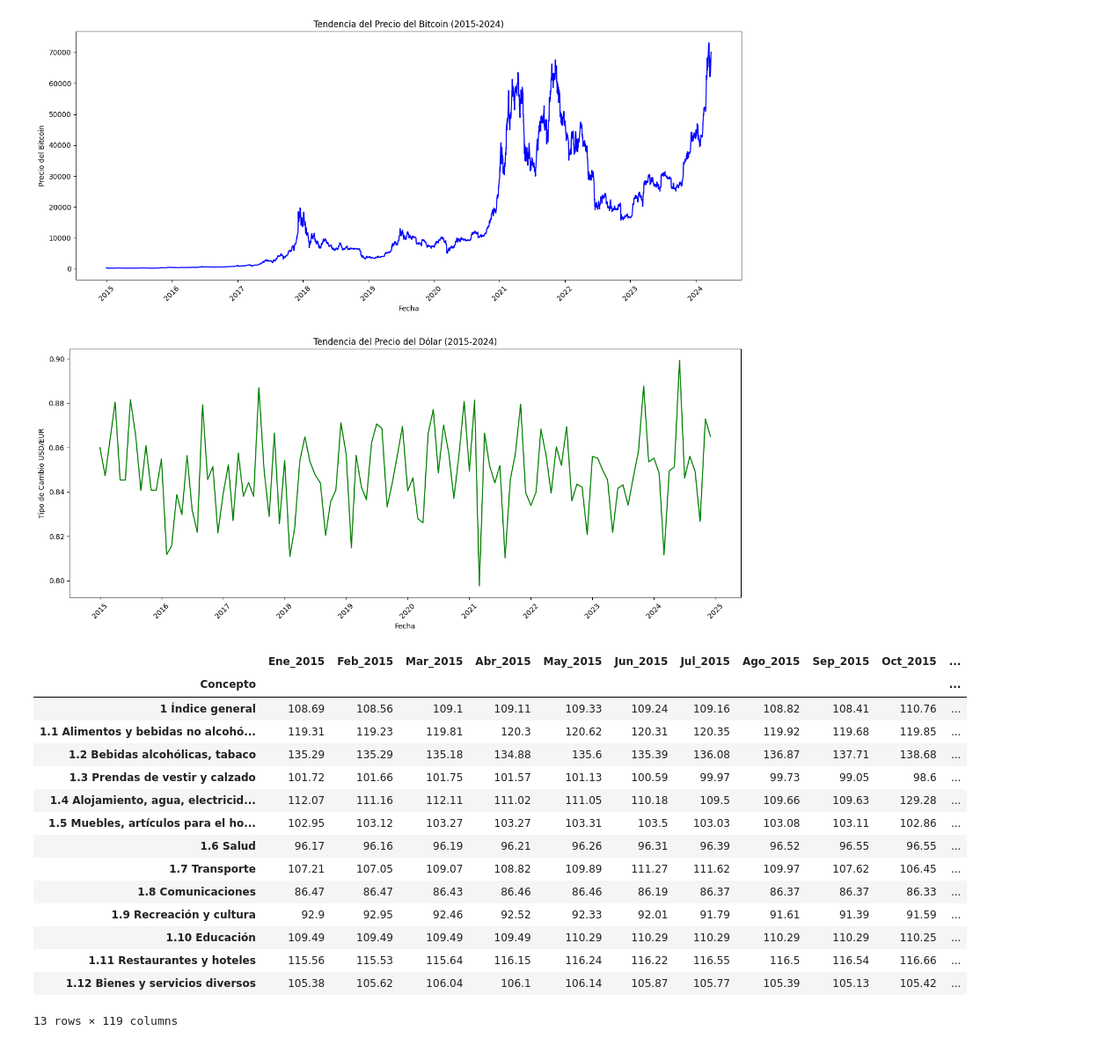
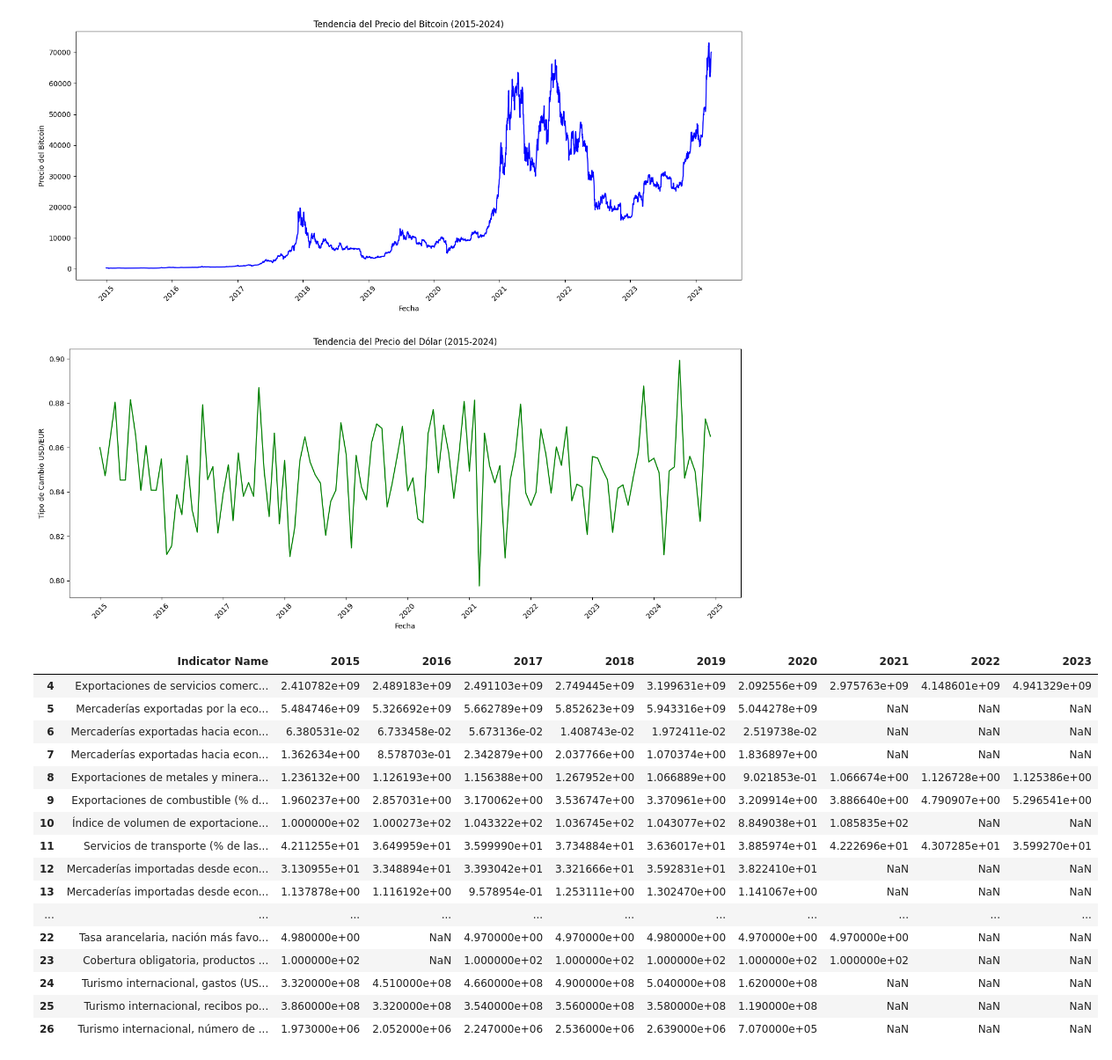
Before and after one commit to JonathanKaori/Grupo2_Seccion4, a Jupyter notebook: AnalisisCanastaBasica.ipynb, the cells around one changed output. Shown: that part at 88% size. Cells and saved outputs as stored; diff of their text form; code cells hidden in the pictures.

Commit message:
Correciones datos bcr

```diff
--- a/AnalisisCanastaBasica.ipynb
+++ b/AnalisisCanastaBasica.ipynb
@@ -44,25 +44,28 @@ DatosIPC.set_index('Concepto', inplace=True)
 DatosBancoCentral = DatosBancoCentral.drop(DatosBancoCentral.columns[4:59], axis=1)
 DatosBancoCentral = DatosBancoCentral.iloc[4:27]
 
-# Filtrar exportaciones, importaciones y turismo
+# Verificar las columnas originales antes de filtrar
+print("Columnas originales:", DatosBancoCentral.columns)
+
+# Mantener 'Indicator Name' y las columnas de datos numéricos (años)
+DatosBancoCentral = DatosBancoCentral.loc[:,
+    (DatosBancoCentral.columns.str.contains('exportaciones|importaciones|turismo', case=False, na=False)) |
+    (DatosBancoCentral.columns == 'Indicator Name') |  # Incluir 'Indicator Name'
+    (DatosBancoCentral.columns.str.match(r'^\d{4}$'))  # Incluir columnas con años (e.g., 2015, 2016)
+]
+
+# Verificar las columnas después del filtro
+print("Columnas después del filtro:", DatosBancoCentral.columns)
+
+# Filtrar exportaciones, importaciones y turismo por filas
 exportaciones = DatosBancoCentral[DatosBancoCentral['Indicator Name'].str.contains("Exportaciones", case=False, na=False)].copy()
 importaciones = DatosBancoCentral[DatosBancoCentral['Indicator Name'].str.contains("Importaciones", case=False, na=False)].copy()
 turismo = DatosBancoCentral[DatosBancoCentral['Indicator Name'].str.contains("Turismo", case=False, na=False)].copy()
 
-# Procesar exportaciones
-for col in exportaciones.columns[4:]:
-    if pd.api.types.is_numeric_dtype(exportaciones[col]):
-        exportaciones.loc[:, col] = exportaciones[col].fillna(exportaciones[col].mean())
-
-# Procesar importaciones
-for col in importaciones.columns[4:]:
-    if pd.api.types.is_numeric_dtype(importaciones[col]):
-        importaciones.loc[:, col] = importaciones[col].fillna(importaciones[col].mean())
-
-# Procesar turismo
-for col in turismo.columns[4:]:
-    if pd.api.types.is_numeric_dtype(turismo[col]):
-        turismo.loc[:, col] = turismo[col].fillna(turismo[col].mean())
+# Verificar las columnas existentes y sus índices después de filtrar
+print("\nÍndices y nombres de las columnas antes de eliminar:")
+for idx, col in enumerate(DatosBancoCentral.columns):
+    print(f"{idx}: {col}")
 
 # Convertir formatos de fecha
 DatosBitcoin['date'] = pd.to_datetime(DatosBitcoin['date'])
@@ -88,6 +91,6 @@ plt.xticks(rotation=45)
 plt.tight_layout()
 plt.show()
 
-# Mostrar estructura de DatosIPC procesado
-DatosIPC
+# Mostrar estructura de DatosBancoCentral procesado
+DatosBancoCentral
 # %% [output]
@@ -94,18 +116,19 @@ DatosIPC
 [figure]
 [figure]
-|  | Ene_2015 | Feb_2015 | Mar_2015 | Abr_2015 | May_2015 | Jun_2015 | Jul_2015 | Ago_2015 | Sep_2015 | Oct_2015 | ... |
-| Concepto |  |  |  |  |  |  |  |  |  |  | ... |
-| 1 Índice general | 108.69 | 108.56 | 109.1 | 109.11 | 109.33 | 109.24 | 109.16 | 108.82 | 108.41 | 110.76 | ... |
-| 1.1 Alimentos y bebidas no alcohó... | 119.31 | 119.23 | 119.81 | 120.3 | 120.62 | 120.31 | 120.35 | 119.92 | 119.68 | 119.85 | ... |
-| 1.2 Bebidas alcohólicas, tabaco | 135.29 | 135.29 | 135.18 | 134.88 | 135.6 | 135.39 | 136.08 | 136.87 | 137.71 | 138.68 | ... |
-| 1.3 Prendas de vestir y calzado | 101.72 | 101.66 | 101.75 | 101.57 | 101.13 | 100.59 | 99.97 | 99.73 | 99.05 | 98.6 | ... |
-| 1.4 Alojamiento, agua, electricid... | 112.07 | 111.16 | 112.11 | 111.02 | 111.05 | 110.18 | 109.5 | 109.66 | 109.63 | 129.28 | ... |
-| 1.5 Muebles, artículos para el ho... | 102.95 | 103.12 | 103.27 | 103.27 | 103.31 | 103.5 | 103.03 | 103.08 | 103.11 | 102.86 | ... |
-| 1.6 Salud | 96.17 | 96.16 | 96.19 | 96.21 | 96.26 | 96.31 | 96.39 | 96.52 | 96.55 | 96.55 | ... |
-| 1.7 Transporte | 107.21 | 107.05 | 109.07 | 108.82 | 109.89 | 111.27 | 111.62 | 109.97 | 107.62 | 106.45 | ... |
-| 1.8 Comunicaciones | 86.47 | 86.47 | 86.43 | 86.46 | 86.46 | 86.19 | 86.37 | 86.37 | 86.37 | 86.33 | ... |
-| 1.9 Recreación y cultura | 92.9 | 92.95 | 92.46 | 92.52 | 92.33 | 92.01 | 91.79 | 91.61 | 91.39 | 91.59 | ... |
-| 1.10 Educación | 109.49 | 109.49 | 109.49 | 109.49 | 110.29 | 110.29 | 110.29 | 110.29 | 110.29 | 110.25 | ... |
-| 1.11 Restaurantes y hoteles | 115.56 | 115.53 | 115.64 | 116.15 | 116.24 | 116.22 | 116.55 | 116.5 | 116.54 | 116.66 | ... |
-| 1.12 Bienes y servicios diversos | 105.38 | 105.62 | 106.04 | 106.1 | 106.14 | 105.87 | 105.77 | 105.39 | 105.13 | 105.42 | ... |
+|  | Indicator Name | 2015 | 2016 | 2017 | 2018 | 2019 | 2020 | 2021 | 2022 | 2023 |
+| 4 | Exportaciones de servicios comerc... | 2.410782e+09 | 2.489183e+09 | 2.491103e+09 | 2.749445e+09 | 3.199631e+09 | 2.092556e+09 | 2.975763e+09 | 4.148601e+09 | 4.941329e+09 |
+| 5 | Mercaderías exportadas por la eco... | 5.484746e+09 | 5.326692e+09 | 5.662789e+09 | 5.852623e+09 | 5.943316e+09 | 5.044278e+09 | NaN | NaN | NaN |
+| 6 | Mercaderías exportadas hacia econ... | 6.380531e-02 | 6.733458e-02 | 5.673136e-02 | 1.408743e-02 | 1.972411e-02 | 2.519738e-02 | NaN | NaN | NaN |
+| 7 | Mercaderías exportadas hacia econ... | 1.362634e+00 | 8.578703e-01 | 2.342879e+00 | 2.037766e+00 | 1.070374e+00 | 1.836897e+00 | NaN | NaN | NaN |
+| 8 | Exportaciones de metales y minera... | 1.236132e+00 | 1.126193e+00 | 1.156388e+00 | 1.267952e+00 | 1.066889e+00 | 9.021853e-01 | 1.066674e+00 | 1.126728e+00 | 1.125386e+00 |
+| 9 | Exportaciones de combustible (% d... | 1.960237e+00 | 2.857031e+00 | 3.170062e+00 | 3.536747e+00 | 3.370961e+00 | 3.209914e+00 | 3.886640e+00 | 4.790907e+00 | 5.296541e+00 |
+| 10 | Índice de volumen de exportacione... | 1.000000e+02 | 1.000273e+02 | 1.043322e+02 | 1.036745e+02 | 1.043077e+02 | 8.849038e+01 | 1.085835e+02 | NaN | NaN |
+| 11 | Servicios de transporte (% de las... | 4.211255e+01 | 3.649959e+01 | 3.599990e+01 | 3.734884e+01 | 3.636017e+01 | 3.885974e+01 | 4.222696e+01 | 4.307285e+01 | 3.599270e+01 |
+| 12 | Mercaderías importadas desde econ... | 3.130955e+01 | 3.348894e+01 | 3.393042e+01 | 3.321666e+01 | 3.592831e+01 | 3.822410e+01 | NaN | NaN | NaN |
+| 13 | Mercaderías importadas desde econ... | 1.137878e+00 | 1.116192e+00 | 9.578954e-01 | 1.253111e+00 | 1.302470e+00 | 1.141067e+00 | NaN | NaN | NaN |
+| ... | ... | ... | ... | ... | ... | ... | ... | ... | ... | ... |
+| 22 | Tasa arancelaria, nación más favo... | 4.980000e+00 | NaN | 4.970000e+00 | 4.970000e+00 | 4.980000e+00 | 4.970000e+00 | 4.970000e+00 | NaN | NaN |
+| 23 | Cobertura obligatoria, productos ... | 1.000000e+02 | NaN | 1.000000e+02 | 1.000000e+02 | 1.000000e+02 | 1.000000e+02 | 1.000000e+02 | NaN | NaN |
+| 24 | Turismo internacional, gastos (US... | 3.320000e+08 | 4.510000e+08 | 4.660000e+08 | 4.900000e+08 | 5.040000e+08 | 1.620000e+08 | NaN | NaN | NaN |
+| 25 | Turismo internacional, recibos po... | 3.860000e+08 | 3.320000e+08 | 3.540000e+08 | 3.560000e+08 | 3.580000e+08 | 1.190000e+08 | NaN | NaN | NaN |
+| 26 | Turismo internacional, número de ... | 1.973000e+06 | 2.052000e+06 | 2.247000e+06 | 2.536000e+06 | 2.639000e+06 | 7.070000e+05 | NaN | NaN | NaN |
-13 rows × 119 columns
```
Also changed, not shown: parts of 1 cell of this notebook.
